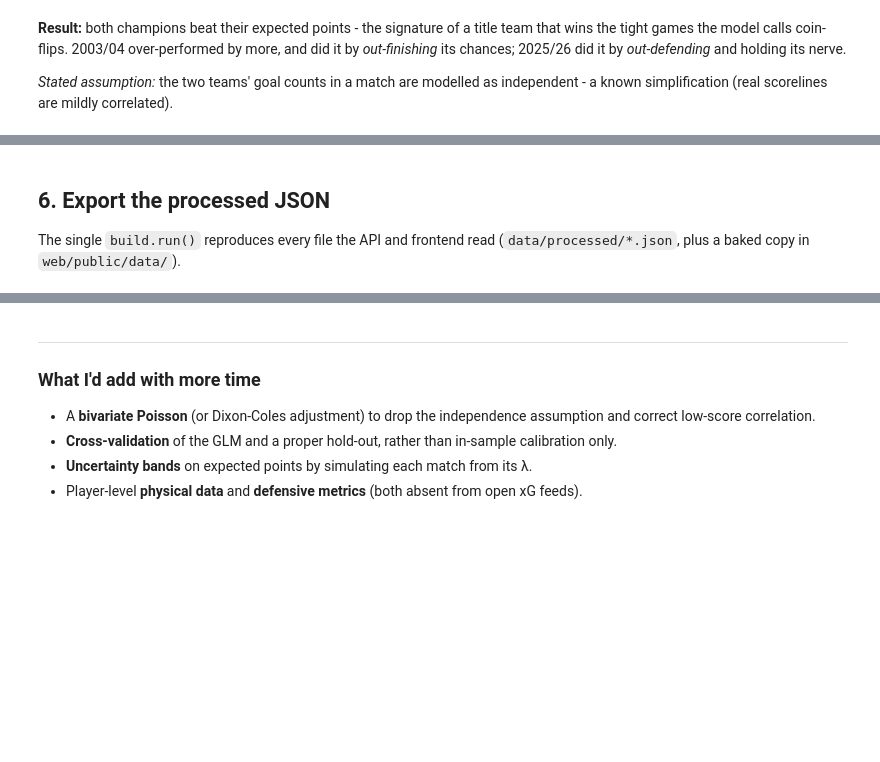
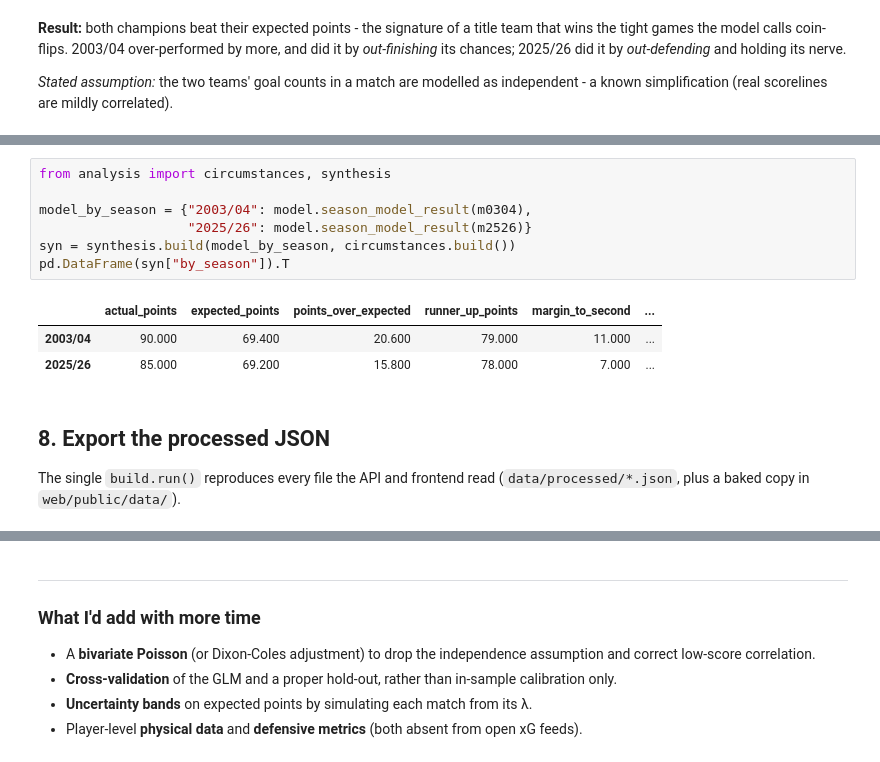
Before and after one commit to emersongideon/arsenal-eras, a Jupyter notebook: analysis.ipynb, the cells around one changed output, grey strips where cells are left out. Drawn from its saved outputs; the diff is of its cells as text; blank space fills up the shorter version.

```diff
--- a/analysis.ipynb
+++ b/analysis.ipynb
@@ -290,5 +378,16 @@ Thought experiment (default VAR assumption): {'low': 82.0, 'high': 88.0} pts
+# %%
+from analysis import circumstances, synthesis
+
+model_by_season = {"2003/04": model.season_model_result(m0304),
+                   "2025/26": model.season_model_result(m2526)}
+syn = synthesis.build(model_by_season, circumstances.build())
+pd.DataFrame(syn["by_season"]).T
+# %% [output]
+|  | actual_points | expected_points | points_over_expected | runner_up_points | margin_to_second | ... |
+| 2003/04 | 90.000 | 69.400 | 20.600 | 79.000 | 11.000 | ... |
+| 2025/26 | 85.000 | 69.200 | 15.800 | 78.000 | 7.000 | ... |
 # %% [markdown]
-## 6. Export the processed JSON
+## 8. Export the processed JSON
 
 The single `build.run()` reproduces every file the API and frontend read
 (`data/processed/*.json`, plus a baked copy in `web/public/data/`).
```
Also changed, not shown: parts of 12 cells of this notebook, 51 other files.
